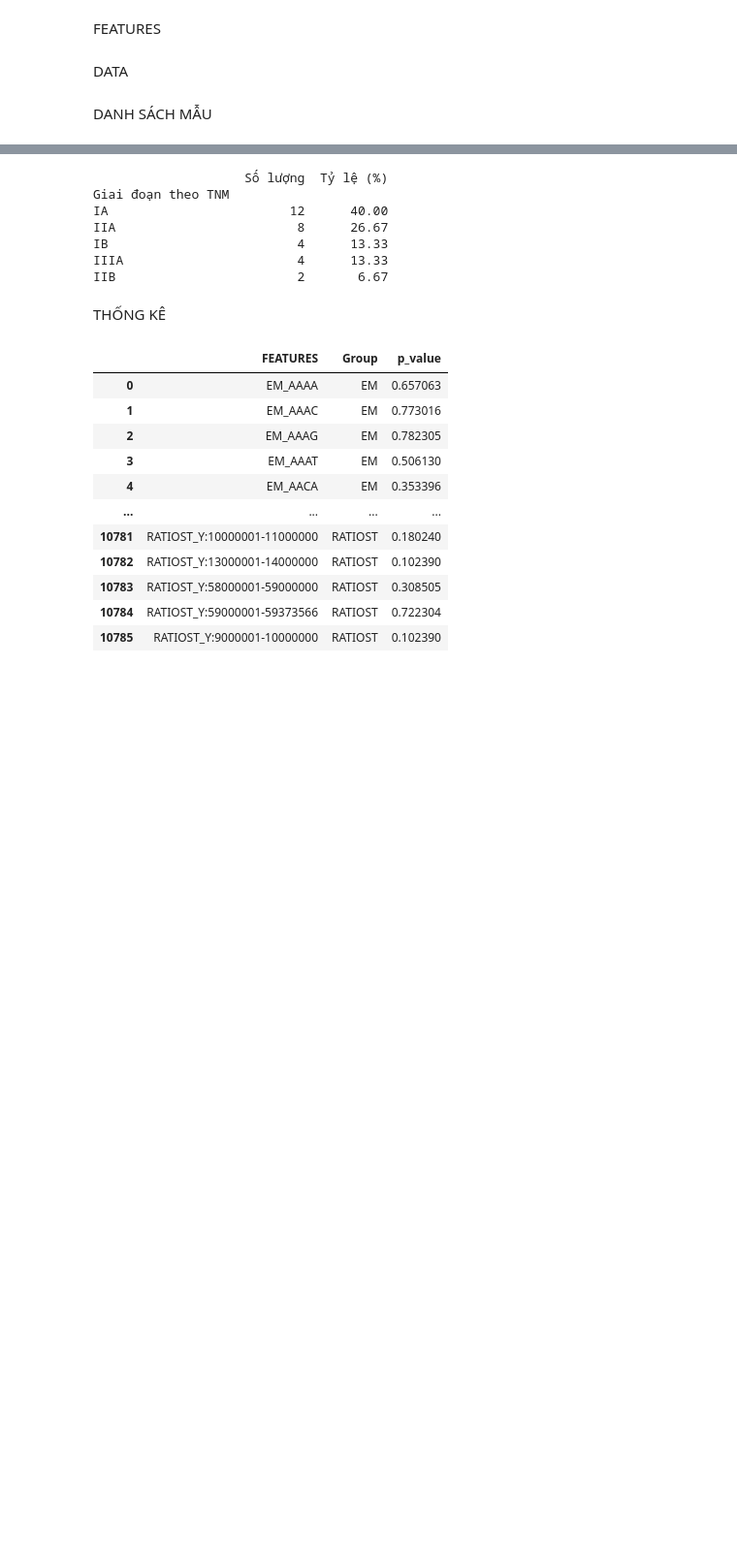
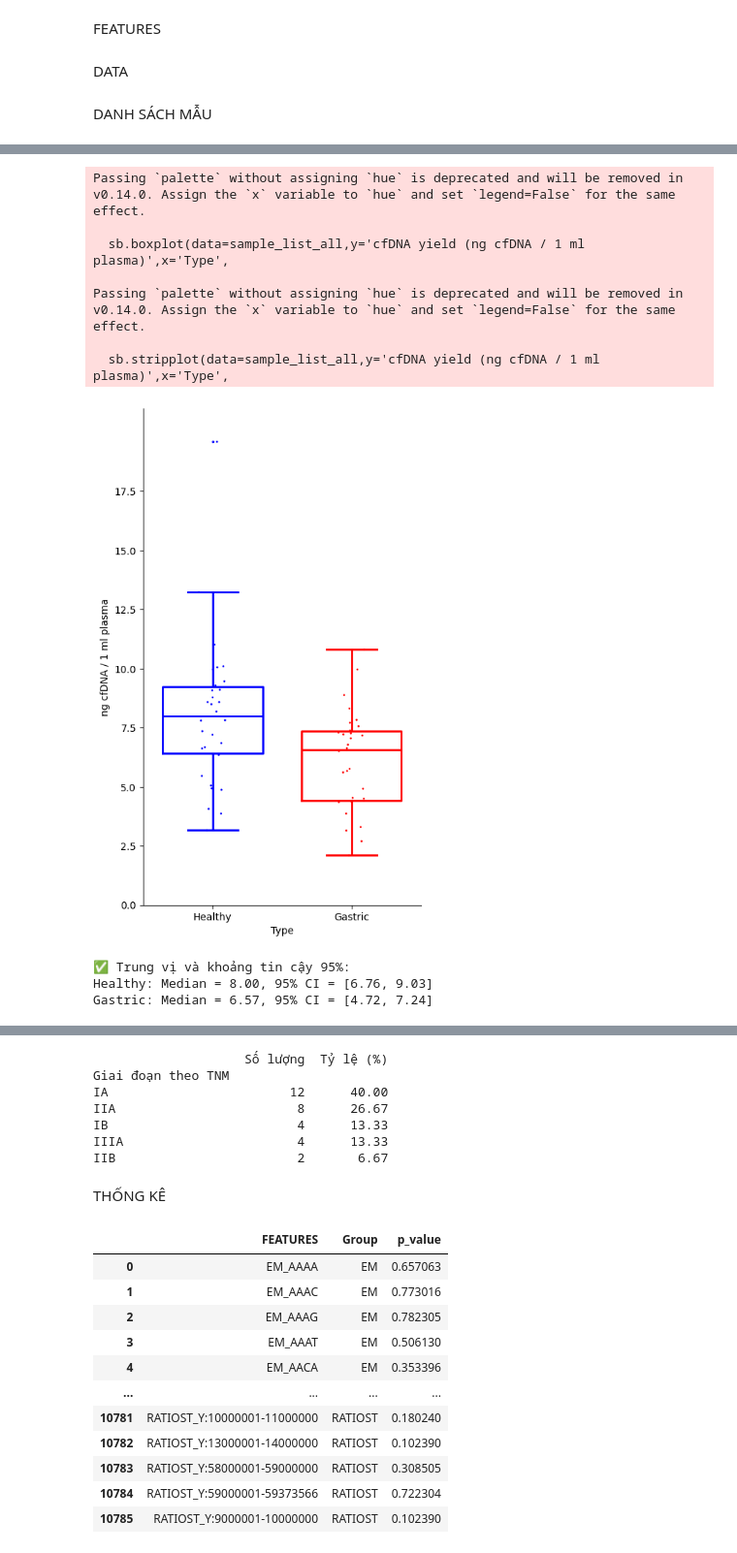
Before and after one commit to ha-dung-1085/du-an-dung-chung, a Jupyter notebook: Gastric2 - DUNG.ipynb, the cells around one changed output, grey strips where cells are left out. Shown at 97% size. Saved outputs shown, nothing was run; the diff lists cells and outputs as text; code cells hidden in the pictures; blank space fills up the shorter version.

```diff
--- a/Gastric2 - DUNG.ipynb
+++ b/Gastric2 - DUNG.ipynb
@@ -1043,0 +1044,69 @@ sample_list_all
+# %%
+#plt.figure(figsize=(5,9))
+plt.figure(figsize=(5,9))
+sb.boxplot(data=sample_list_all,y='cfDNA yield (ng cfDNA / 1 ml plasma)',x='Type',
+           #palette=['b','g','r'],
+           palette=['b','r'],
+           #order=['Healthy','Gastric_benign','Gastric'],
+           order=['Healthy','Gastric'],
+           fill=False,linewidth=2,
+           flierprops=dict(marker='.',markersize=3),
+           showfliers=True,legend=False,
+           dodge=False,width=0.8,gap=0.1)
+
+sb.stripplot(data=sample_list_all,y='cfDNA yield (ng cfDNA / 1 ml plasma)',x='Type',
+             #palette=['b','g','r'],size=4,marker='.',linewidth=0,legend=False,
+             palette=['b','r'],size=4,marker='.',linewidth=0,legend=False,
+             dodge=False,
+             #order=['Healthy','Gastric_benign','Gastric'])
+             order=['Healthy','Gastric'])
+
+#plt.ylim(2,9)
+plt.ylim(0,21)
+#plt.yticks(np.arange(0,10,0.5))
+plt.yticks(np.arange(0,20,2.5))
+plt.ylabel('ng cfDNA / 1 ml plasma')
+plt.xlabel('Type')
+plt.gca().spines['top'].set_visible(False)
+plt.gca().spines['right'].set_visible(False)
+#plt.axhline(y=2.5,ls='--',color='gray')
+# %% [output]
+Passing `palette` without assigning `hue` is deprecated and will be removed in v0.14.0. Assign the `x` variable to `hue` and set `legend=False` for the same effect.
+
+  sb.boxplot(data=sample_list_all,y='cfDNA yield (ng cfDNA / 1 ml plasma)',x='Type',
+
+Passing `palette` without assigning `hue` is deprecated and will be removed in v0.14.0. Assign the `x` variable to `hue` and set `legend=False` for the same effect.
+
+  sb.stripplot(data=sample_list_all,y='cfDNA yield (ng cfDNA / 1 ml plasma)',x='Type',
+[figure, added]
+# %%
+# Đọc dữ liệu
+data = pd.read_excel(r"C:\Users\XN\du-an-dung-chung\HNG\Metadata.xlsx", sheet_name="QC")
+
+# Lọc nhóm Healthy và Gastric
+filtered = data[data["Type"].isin(["Healthy", "Gastric"])]
+healthy = filtered[filtered["Type"] == "Healthy"]["cfDNA yield (ng cfDNA / 1 ml plasma)"].dropna()
+gastric = filtered[filtered["Type"] == "Gastric"]["cfDNA yield (ng cfDNA / 1 ml plasma)"].dropna()
+
+# Hàm tính trung vị và 95% CI bằng bootstrap
+def median_ci(values, n_boot=1000, ci=0.95):
+    medians = []
+    np.random.seed(42)
+    for _ in range(n_boot):
+        sample = np.random.choice(values, size=len(values), replace=True)
+        medians.append(np.median(sample))
+    lower = np.percentile(medians, (1 - ci)/2 * 100)
+    upper = np.percentile(medians, (1 + ci)/2 * 100)
+    return np.median(values), (lower, upper)
+
+med_healthy, ci_healthy = median_ci(healthy)
+med_gastric, ci_gastric = median_ci(gastric)
+
+# In kết quả
+print("✅ Trung vị và khoảng tin cậy 95%:")
+print(f"Healthy: Median = {med_healthy:.2f}, 95% CI = [{ci_healthy[0]:.2f}, {ci_healthy[1]:.2f}]")
+print(f"Gastric: Median = {med_gastric:.2f}, 95% CI = [{ci_gastric[0]:.2f}, {ci_gastric[1]:.2f}]")
+# %% [output]
+✅ Trung vị và khoảng tin cậy 95%:
+Healthy: Median = 8.00, 95% CI = [6.76, 9.03]
+Gastric: Median = 6.57, 95% CI = [4.72, 7.24]
```
Also changed, not shown: parts of 11 cells of this notebook, 3 other files.
